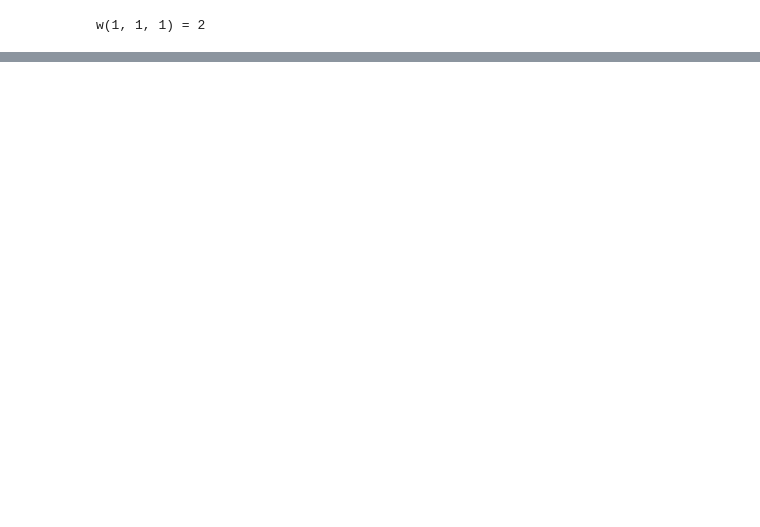
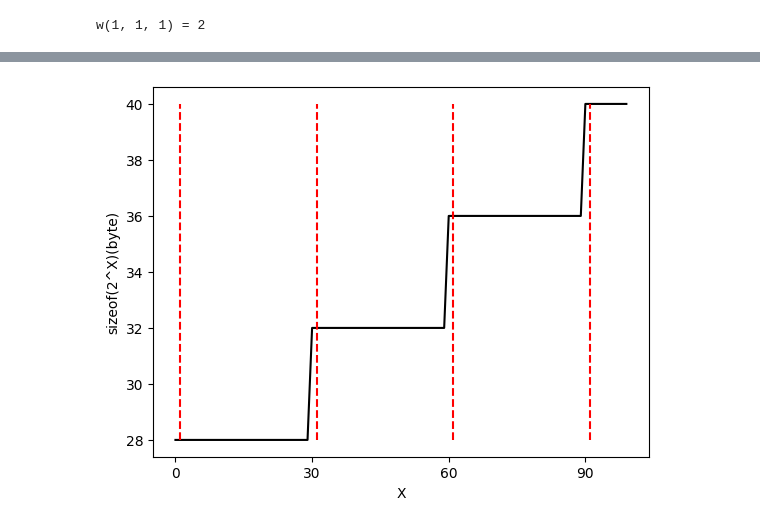
Before and after one commit to Sbeom12/study, a Jupyter notebook: 백준문제풀이/동적계획법1/동적계획법1.ipynb, the cells around one changed output, grey strips where cells are left out. Cells and saved outputs as stored; diff of their text form; code cells hidden in the pictures; blank space fills up the shorter version.

```diff
--- a/백준문제풀이/동적계획법1/동적계획법1.ipynb
+++ b/백준문제풀이/동적계획법1/동적계획법1.ipynb
@@ -76,0 +84,16 @@ dp[0] = 1
+# %%
+N = int(input())
+dp = [0] * (N+1)
+dp[1] = 1
+dp[2] = 2
+for i in range(3, N+1):
+    dp[i] = dp[i-1]+dp[i-2]
+print(dp[N]%15746)
+# %%
+N = int(input())
+dp = [0] * 15747
+dp[1] = 1
+dp[2] = 2
+for i in range(3, 15747):
+    dp[i] = dp[i-1]+dp[i-2]
+print(dp[N%15746])
@@ -76,0 +108,21 @@ dp[0] = 1
+# %%
+# 메모리 할당량 확인
+import sys
+from matplotlib import lines
+import matplotlib.pyplot as plt
+
+x = []
+y = []
+for i in range(100):
+    x.append(i)
+    y.append(sys.getsizeof(2**i))
+
+plt.plot(x, y, color='black')
+plt.xticks(range(0, 100, 30))
+plt.xlabel('X')
+plt.ylabel('sizeof(2^X)(byte)')
+for i in range(1, 100, 30):
+    plt.vlines(i, min(y), max(y), color='red', linestyle='--')
+plt.show()
+# %% [output]
+[figure, added]
```
Also changed, not shown: parts of 9 cells of this notebook, 1 other file.
